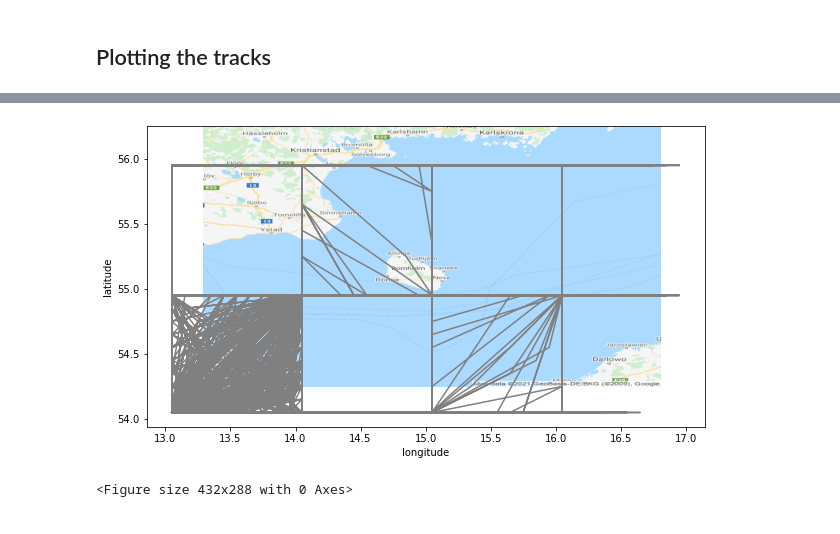
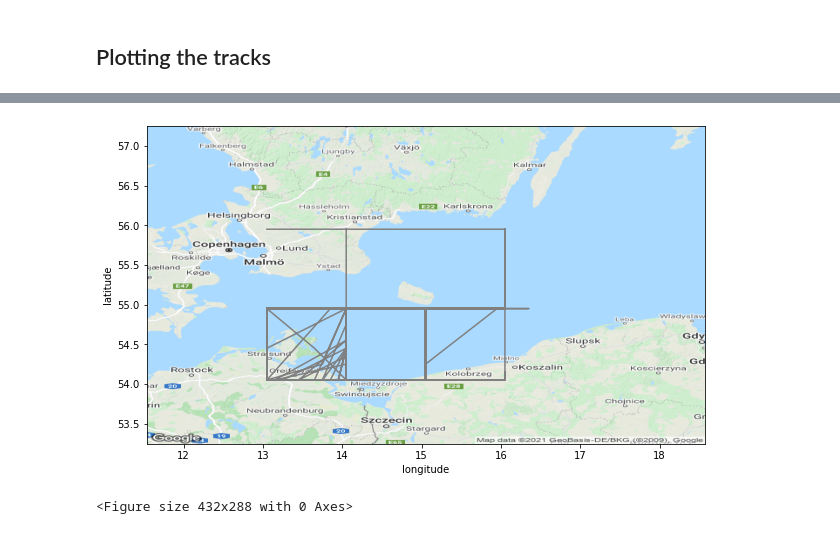
Before and after one commit to carinhopm/ais_vrnn, a Jupyter notebook: code/Plotting_the_tracks.ipynb, the cells around one changed output, grey strips where cells are left out. Drawn from its saved outputs; the diff is of its cells as text; code cells hidden in the pictures.

```diff
--- a/code/Plotting_the_tracks.ipynb
+++ b/code/Plotting_the_tracks.ipynb
@@ -177,7 +177,7 @@ lat_center = lat_centers[int(len(lat_centers) / 2)]
 lon_center = lon_centers[int(len(lon_centers) / 2)]
 # %%
 # zoom defines the zoom level of the map. YOU MIGHT NEED TO MODIFY THIS DEPENDING ON THE ROI
-zoom = 8
+zoom = 7
 # %%
 # url variable store url
 url = "https://maps.googleapis.com/maps/api/staticmap?"
@@ -232,5 +232,5 @@ lat_max, lon_max = NE_corner
 img = mpimg.imread('plots/area.png')
 fig, ax = plt.subplots(figsize=(10,10))
 ax.imshow(img, extent=[lon_min, lon_max, lat_min, lat_max])
-ax = plotDataset(trainset,ax,edges,n=3000)
+ax = plotDataset(trainset,ax,edges,n=100)
 # %% [output]
@@ -238,4 +238,4 @@ ax = plotDataset(trainset,ax,edges,n=3000)
-[figure, old version]
+[figure, new version]
 # %%
 plt.savefig('plots/historicTracks.png', bbox_inches='tight',pad_inches = 0)
 # %% [output]
```
Also changed, not shown: parts of 5 cells of this notebook, 7 other files.
